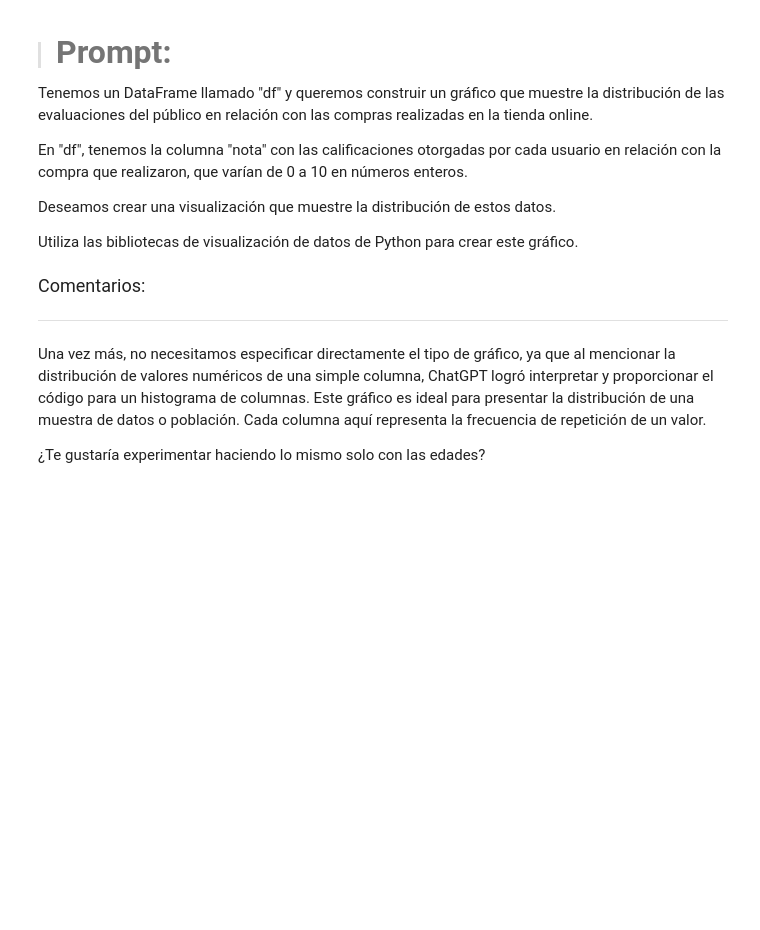
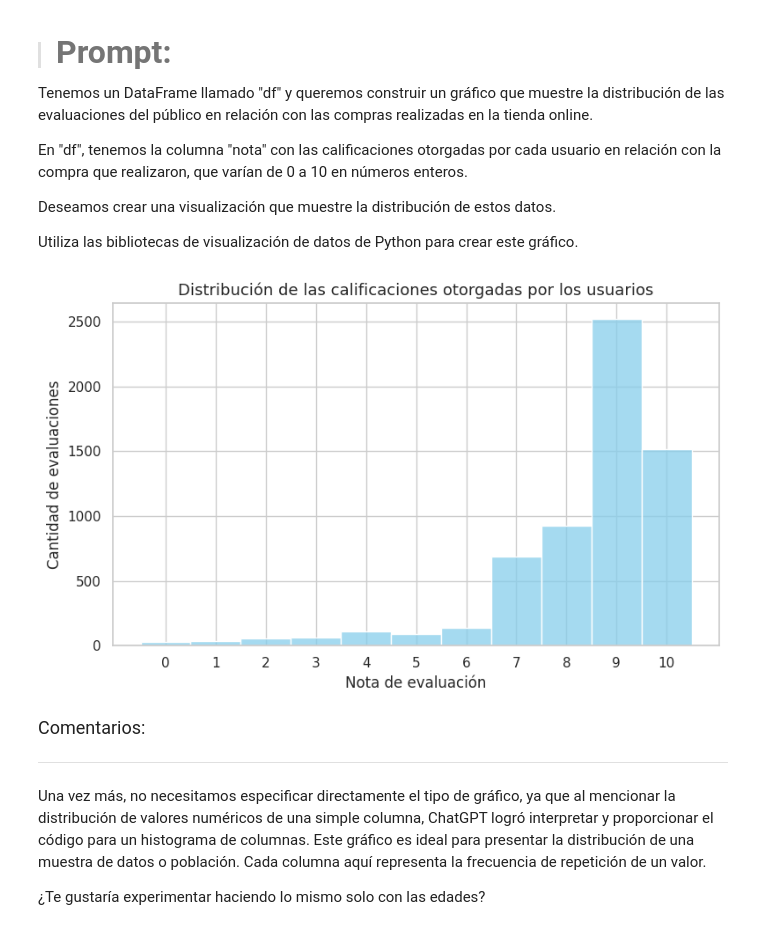
Before and after one commit to DanielRaiicHu/IA_aplicada_a_ciencia_de_datos, a Jupyter notebook: IA_aplicada_a_ciencia_de_datos.ipynb, the cells around one changed output. Cells and saved outputs as stored; diff of their text form; code cells hidden in the pictures; blank space fills up the shorter version.

```diff
--- a/IA_aplicada_a_ciencia_de_datos.ipynb
+++ b/IA_aplicada_a_ciencia_de_datos.ipynb
@@ -1256,6 +1360,35 @@ En "df", tenemos la columna "nota" con las calificaciones otorgadas por cada usu
 Deseamos crear una visualización que muestre la distribución de estos datos.
 
 Utiliza las bibliotecas de visualización de datos de Python para crear este gráfico.
+# %%
+import pandas as pd
+import matplotlib.pyplot as plt
+import seaborn as sns
+
+# 1. Establecer el estilo visual del gráfico
+sns.set(style="whitegrid")
+
+# 2. Crear el gráfico tipo histograma para la distribución de las notas (0 a 10)
+plt.figure(figsize=(8, 5))
+sns.histplot(
+    data=df,
+    x='nota',
+    bins=11,           # Un bin por cada nota posible (0 a 10)
+    discrete=True,     # Tratar los valores como discretos
+    color='skyblue'    # Azul para un diseño limpio
+)
+
+# 3. Personalizar el gráfico
+plt.title('Distribución de las calificaciones otorgadas por los usuarios', fontsize=13)
+plt.xlabel('Nota de evaluación')
+plt.ylabel('Cantidad de evaluaciones')
+plt.xticks(range(df['nota'].min(), df['nota'].max() + 1))  # Asegura que aparezcan todas las notas
+
+# 4. Ajustar diseño y mostrar el gráfico
+plt.tight_layout()
+plt.show()
+# %% [output]
+[figure, added]
 # %% [markdown]
 <font color="7b71ff" size=4> Comentarios: </font>
 
```
Also changed, not shown: parts of 32 cells of this notebook.
